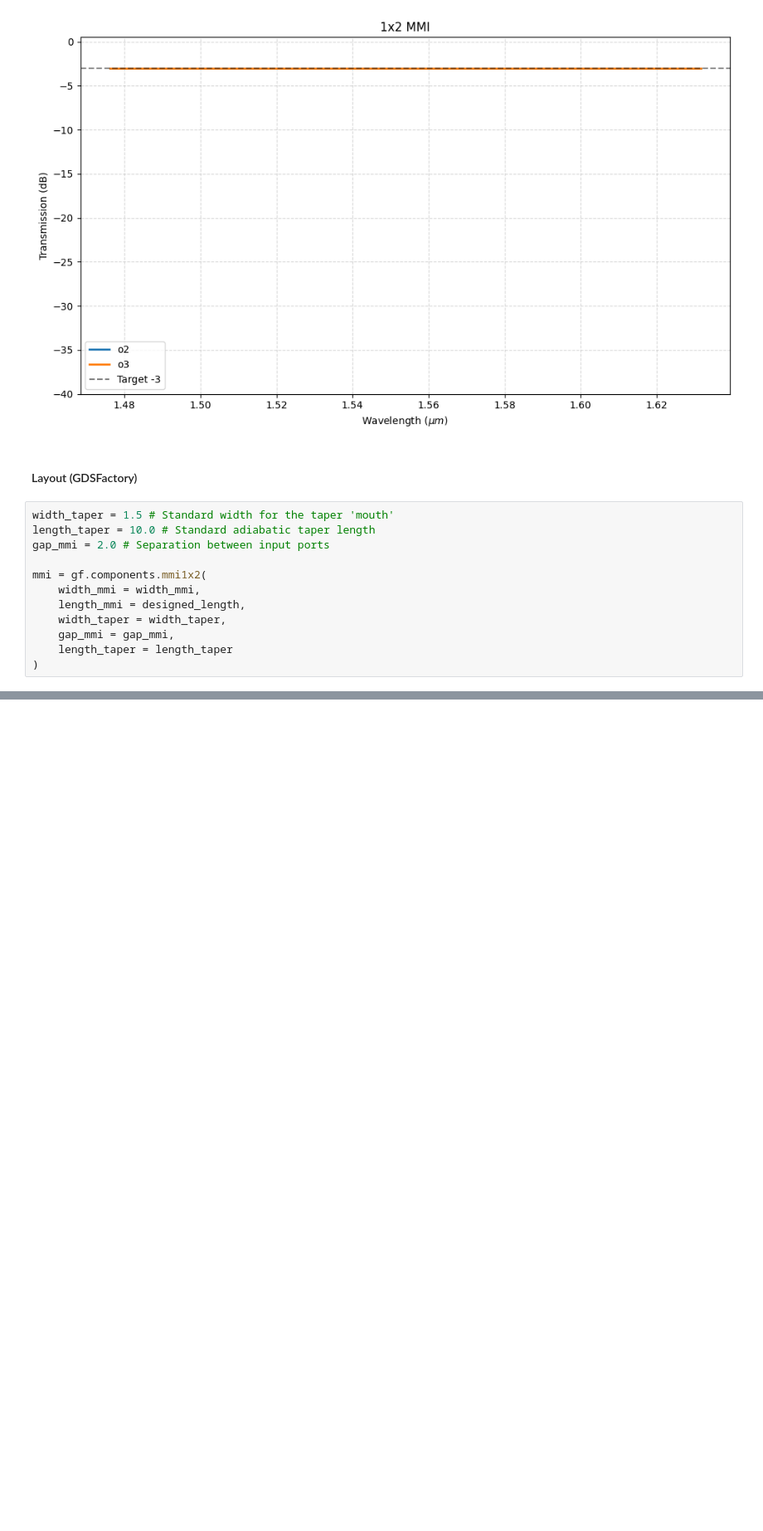
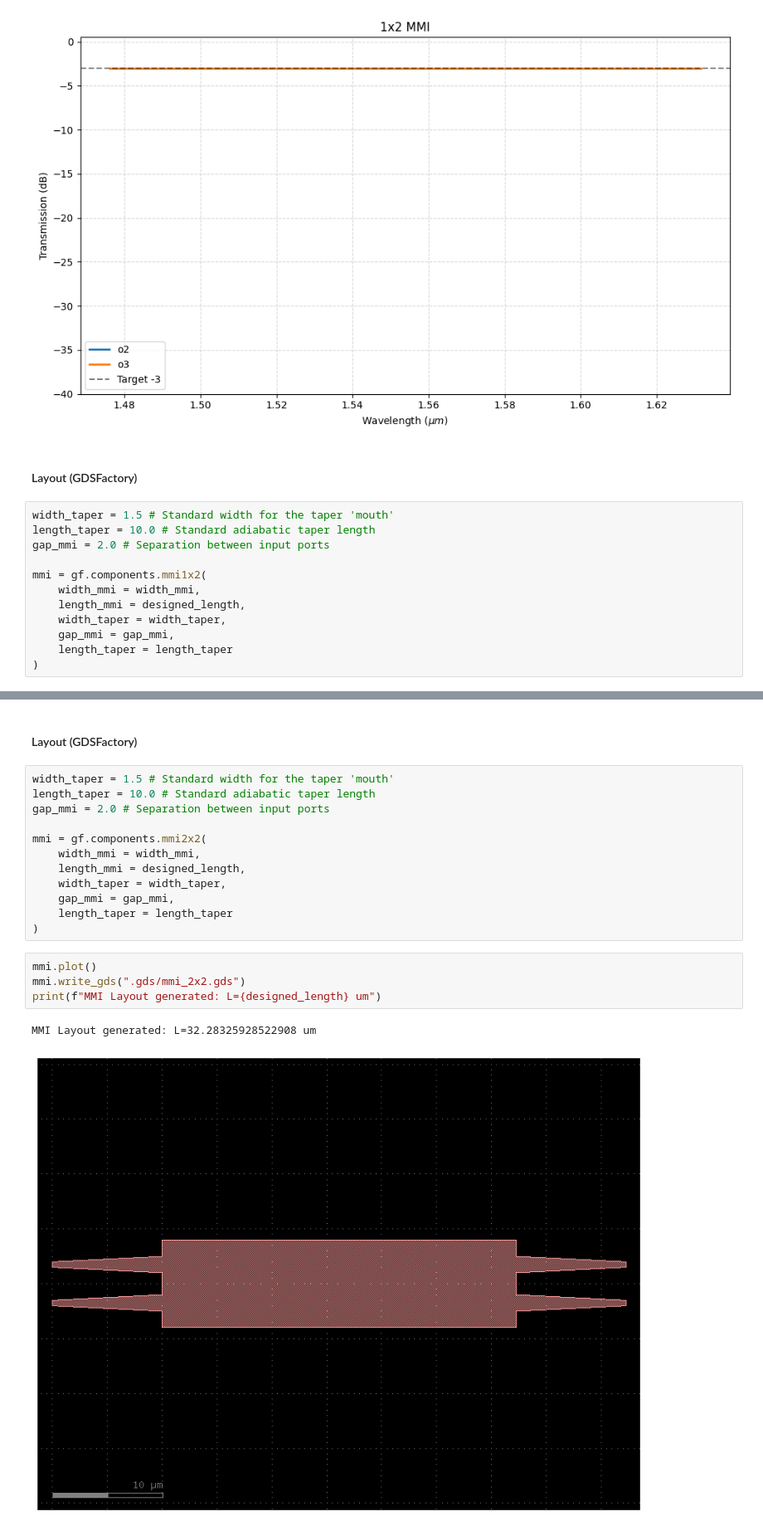
Before and after one commit to pomorigio/playing_with_photonics, a Jupyter notebook: 4_multimode_interferometer.ipynb, the cells around one changed output, grey strips where cells are left out. Shown: that part at 83% size. Saved outputs shown, nothing was run; the diff lists cells and outputs as text; blank space fills up the shorter version.

```diff
--- a/4_multimode_interferometer.ipynb
+++ b/4_multimode_interferometer.ipynb
@@ -171,0 +304,21 @@ print(f"MMI Layout generated: L={designed_length} um")
+# %% [markdown]
+#### Layout (GDSFactory)
+# %%
+width_taper = 1.5 # Standard width for the taper 'mouth'
+length_taper = 10.0 # Standard adiabatic taper length
+gap_mmi = 2.0 # Separation between input ports
+
+mmi = gf.components.mmi2x2(
+    width_mmi = width_mmi,
+    length_mmi = designed_length,
+    width_taper = width_taper,
+    gap_mmi = gap_mmi,
+    length_taper = length_taper
+)
+# %%
+mmi.plot()
+mmi.write_gds(".gds/mmi_2x2.gds")
+print(f"MMI Layout generated: L={designed_length} um")
+# %% [output]
+MMI Layout generated: L=32.28325928522908 um
+[figure, added]
```
Also changed, not shown: parts of 14 cells of this notebook, 1 other file.
